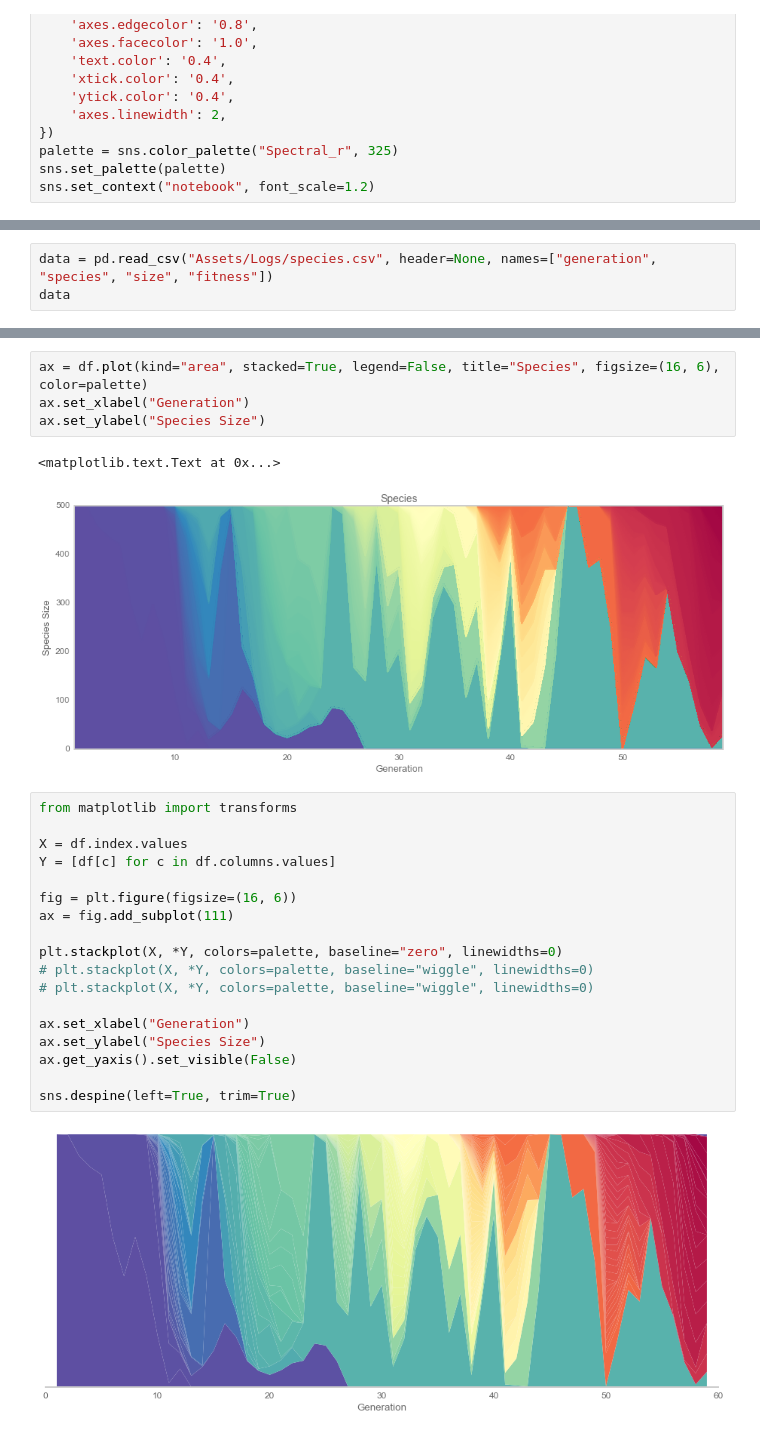
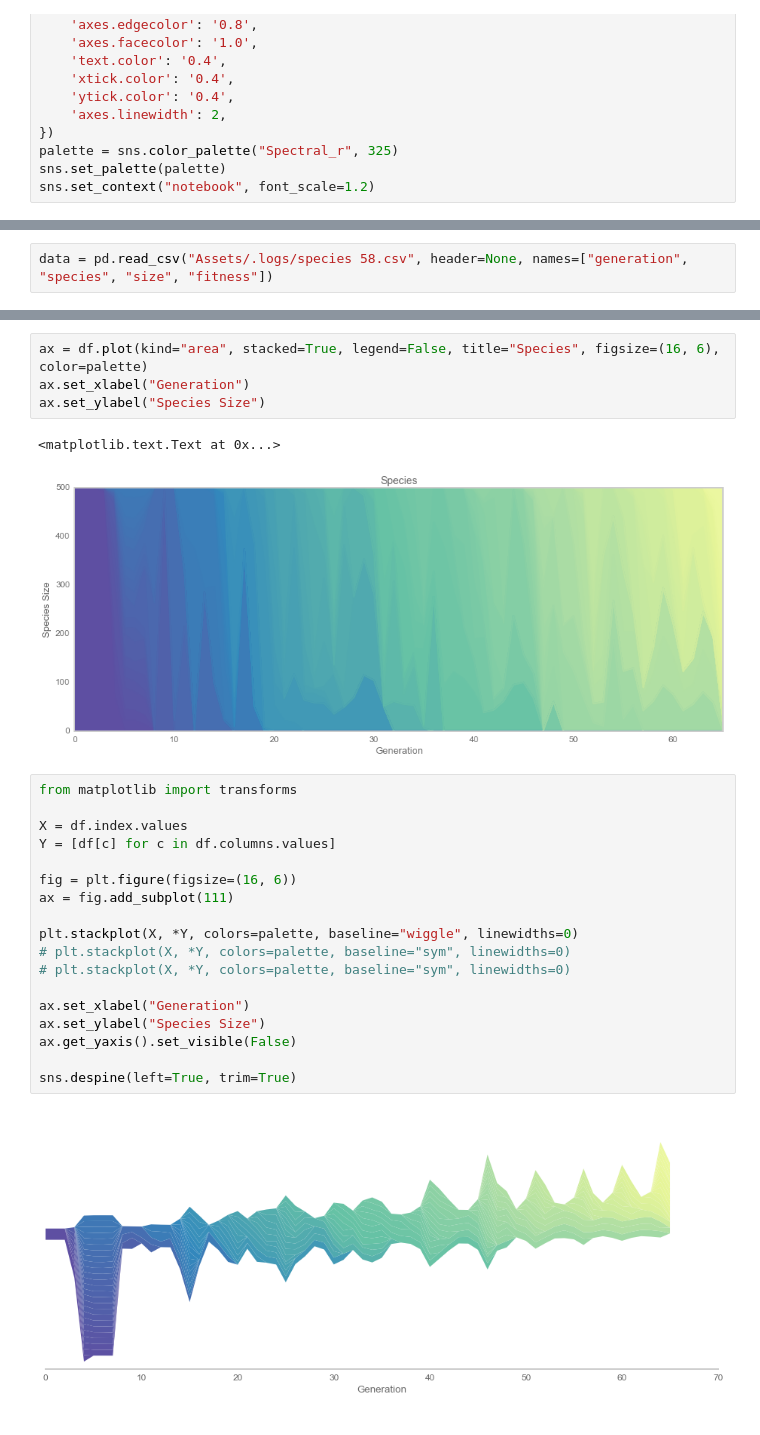
Before and after one commit to BarkingMouseStudio/unity-experiments, a Jupyter notebook: Fitness.ipynb, the cells around one changed output, grey strips where cells are left out. Saved outputs shown, nothing was run; the diff lists cells and outputs as text.

Commit message:
Plotting species fitness

```diff
--- a/Fitness.ipynb
+++ b/Fitness.ipynb
@@ -30,3 +69,2 @@ sns.palplot(palette)
 # %%
-data = pd.read_csv("Assets/Logs/species.csv", header=None, names=["generation", "species", "size", "fitness"])
-data
+data = pd.read_csv("Assets/.logs/species 58.csv", header=None, names=["generation", "species", "size", "fitness"])
@@ -78,24 +76,24 @@ ax.set_xlabel("Generation")
 ax.set_ylabel("Species Size")
 # %% [output]
 <matplotlib.text.Text at 0x...>
-[figure, old version]
+[figure, new version]
 # %%
 from matplotlib import transforms
 
 X = df.index.values
 Y = [df[c] for c in df.columns.values]
 
 fig = plt.figure(figsize=(16, 6))
 ax = fig.add_subplot(111)
 
-plt.stackplot(X, *Y, colors=palette, baseline="zero", linewidths=0)
-# plt.stackplot(X, *Y, colors=palette, baseline="wiggle", linewidths=0)
-# plt.stackplot(X, *Y, colors=palette, baseline="wiggle", linewidths=0)
+plt.stackplot(X, *Y, colors=palette, baseline="wiggle", linewidths=0)
+# plt.stackplot(X, *Y, colors=palette, baseline="sym", linewidths=0)
+# plt.stackplot(X, *Y, colors=palette, baseline="sym", linewidths=0)
 
 ax.set_xlabel("Generation")
 ax.set_ylabel("Species Size")
 ax.get_yaxis().set_visible(False)
 
 sns.despine(left=True, trim=True)
 # %% [output]
-[figure, old version]
+[figure, new version]
```
Also changed, not shown: parts of 7 cells of this notebook.
